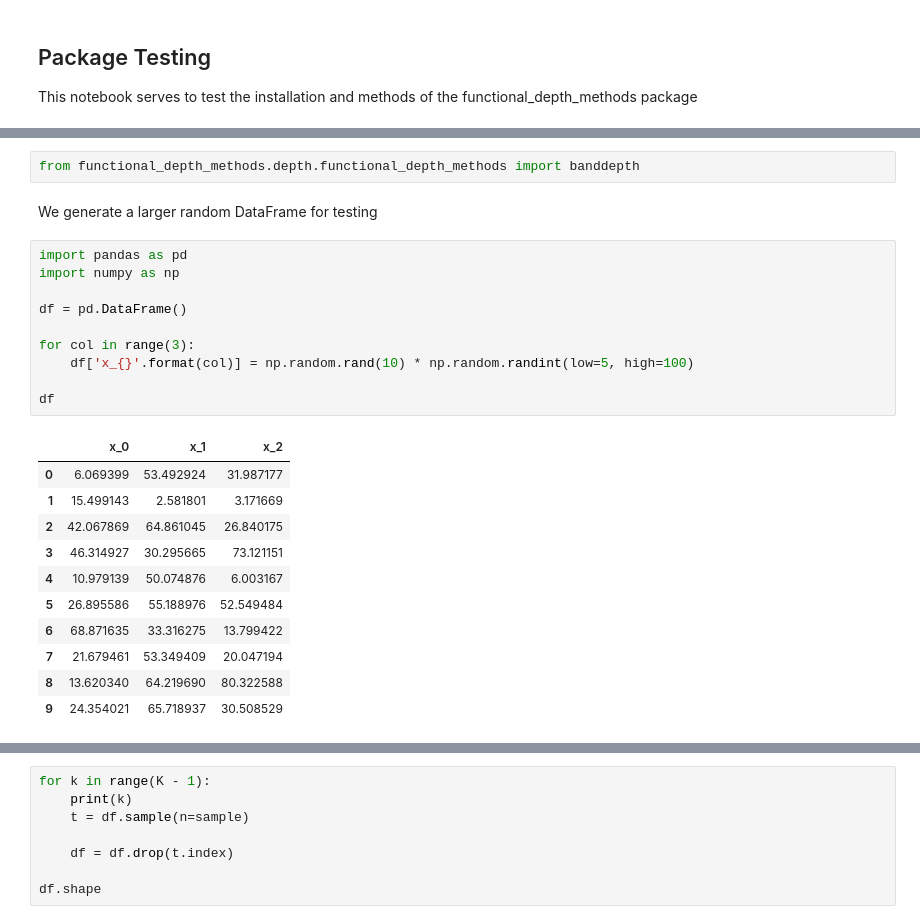
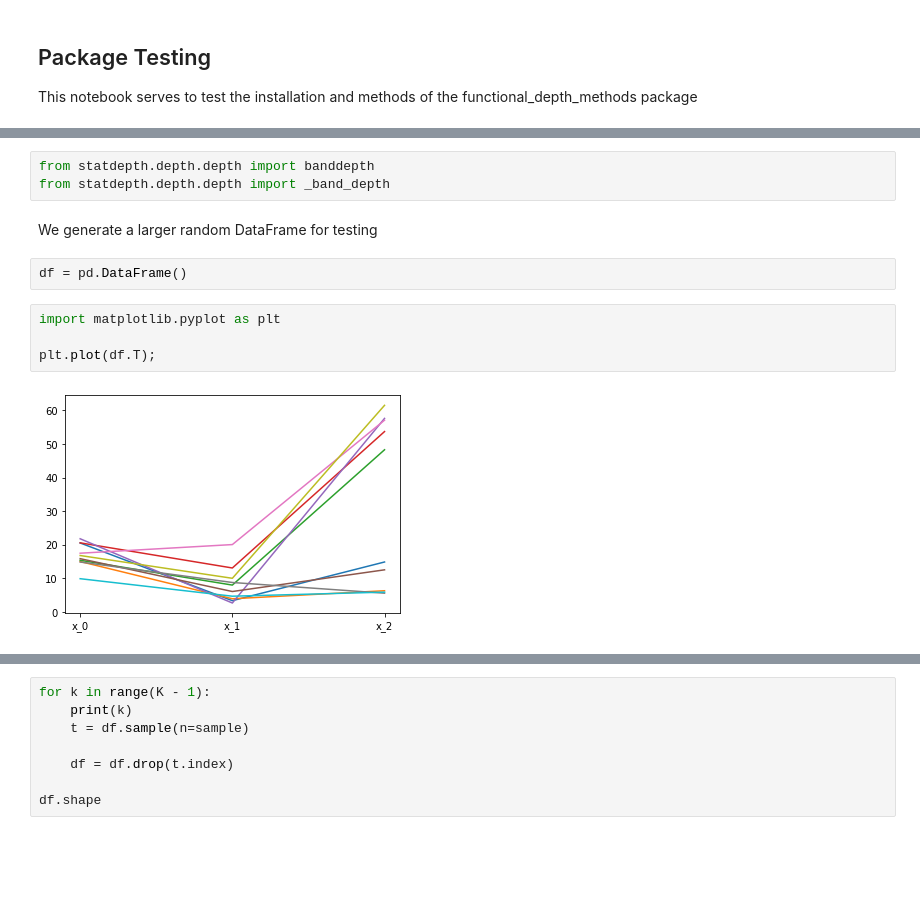
Before and after one commit to braingeneers/statdepth, a Jupyter notebook: testing_notebooks/jlehrer_package_testing.ipynb, the cells around one changed output, grey strips where cells are left out. Cells and saved outputs as stored; diff of their text form; blank space fills up the shorter version.

```diff
--- a/testing_notebooks/jlehrer_package_testing.ipynb
+++ b/testing_notebooks/jlehrer_package_testing.ipynb
@@ -22,29 +22,16 @@ functional-depth-methods      0.1.0
-# %%
-from functional_depth_methods.depth.functional_depth_methods import banddepth
+# %%
+from statdepth.depth.depth import banddepth
+from statdepth.depth.depth import _band_depth
 # %% [markdown]
 We generate a larger random DataFrame for testing
-# %%
-import pandas as pd
-import numpy as np
-
-df = pd.DataFrame()
-
-for col in range(3):
-    df['x_{}'.format(col)] = np.random.rand(10) * np.random.randint(low=5, high=100)
-
-df
-# %% [output]
-|  | x_0 | x_1 | x_2 |
-| 0 | 6.069399 | 53.492924 | 31.987177 |
-| 1 | 15.499143 | 2.581801 | 3.171669 |
-| 2 | 42.067869 | 64.861045 | 26.840175 |
-| 3 | 46.314927 | 30.295665 | 73.121151 |
-| 4 | 10.979139 | 50.074876 | 6.003167 |
-| 5 | 26.895586 | 55.188976 | 52.549484 |
-| 6 | 68.871635 | 33.316275 | 13.799422 |
-| 7 | 21.679461 | 53.349409 | 20.047194 |
-| 8 | 13.620340 | 64.219690 | 80.322588 |
-| 9 | 24.354021 | 65.718937 | 30.508529 |
+# %%
+df = pd.DataFrame()
+# %%
+import matplotlib.pyplot as plt
+
+plt.plot(df.T);
+# %% [output]
+[figure, added]
 # %%
 banddepth(df)
 # %% [output]
```
Also changed, not shown: parts of 2 cells of this notebook, 3 other files.
